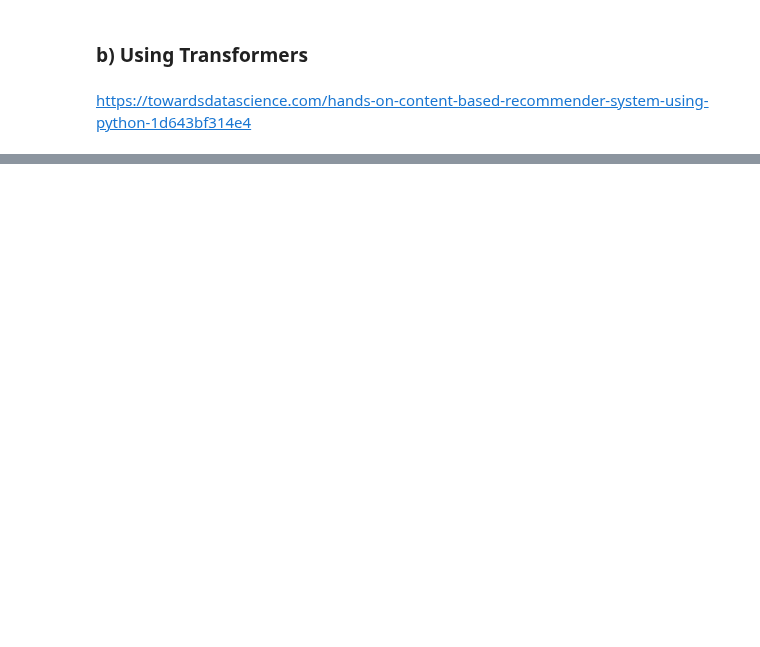
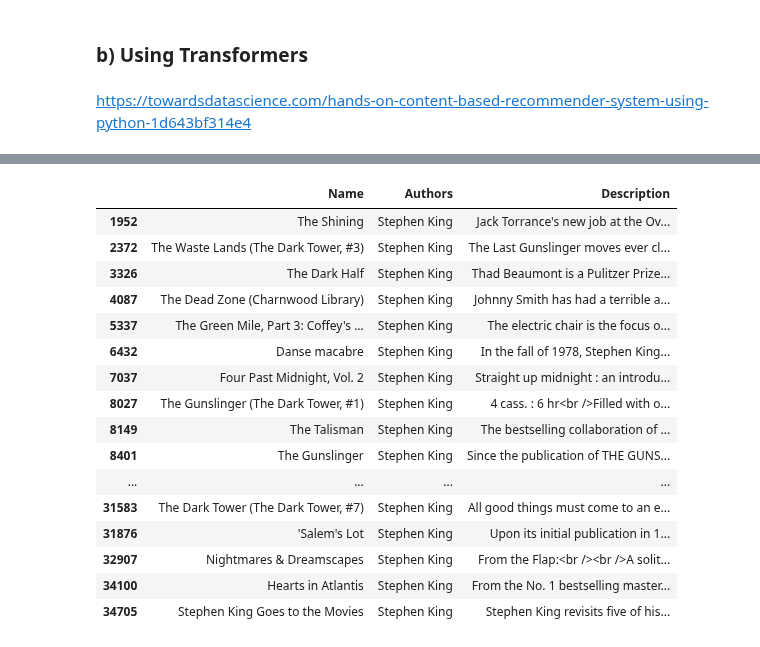
Before and after one commit to cecilegltslmcs/recommender_sys_books, a Jupyter notebook: P7_02_notebookmodelisation.ipynb, the cells around one changed output, grey strips where cells are left out. Cells and saved outputs as stored; diff of their text form; code cells hidden in the pictures; blank space fills up the shorter version.

```diff
--- a/P7_02_notebookmodelisation.ipynb
+++ b/P7_02_notebookmodelisation.ipynb
@@ -409 +440,21 @@ sns.pairplot(pca_data)
+# %%
+data.loc[data["Authors"] == "Stephen King"]
+# %% [output]
+|  | Name | Authors | Description |
+| 1952 | The Shining | Stephen King | Jack Torrance's new job at the Ov... |
+| 2372 | The Waste Lands (The Dark Tower, #3) | Stephen King | The Last Gunslinger moves ever cl... |
+| 3326 | The Dark Half | Stephen King | Thad Beaumont is a Pulitzer Prize... |
+| 4087 | The Dead Zone (Charnwood Library) | Stephen King | Johnny Smith has had a terrible a... |
+| 5337 | The Green Mile, Part 3: Coffey's ... | Stephen King | The electric chair is the focus o... |
+| 6432 | Danse macabre | Stephen King | In the fall of 1978, Stephen King... |
+| 7037 | Four Past Midnight, Vol. 2 | Stephen King | Straight up midnight : an introdu... |
+| 8027 | The Gunslinger (The Dark Tower, #1) | Stephen King | 4 cass. : 6 hr<br />Filled with o... |
+| 8149 | The Talisman | Stephen King | The bestselling collaboration of ... |
+| 8401 | The Gunslinger | Stephen King | Since the publication of THE GUNS... |
+| ... | ... | ... | ... |
+| 31583 | The Dark Tower (The Dark Tower, #7) | Stephen King | All good things must come to an e... |
+| 31876 | 'Salem's Lot | Stephen King | Upon its initial publication in 1... |
+| 32907 | Nightmares & Dreamscapes | Stephen King | From the Flap:<br /><br />A solit... |
+| 34100 | Hearts in Atlantis | Stephen King | From the No. 1 bestselling master... |
+| 34705 | Stephen King Goes to the Movies | Stephen King | Stephen King revisits five of his... |
 # %%
```
Also changed, not shown: parts of 17 cells of this notebook.
